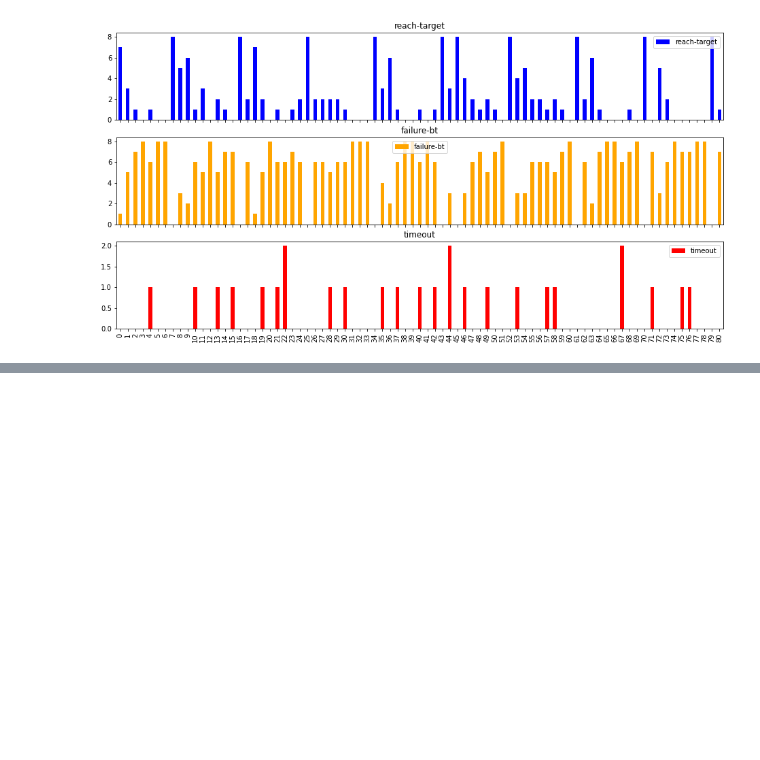
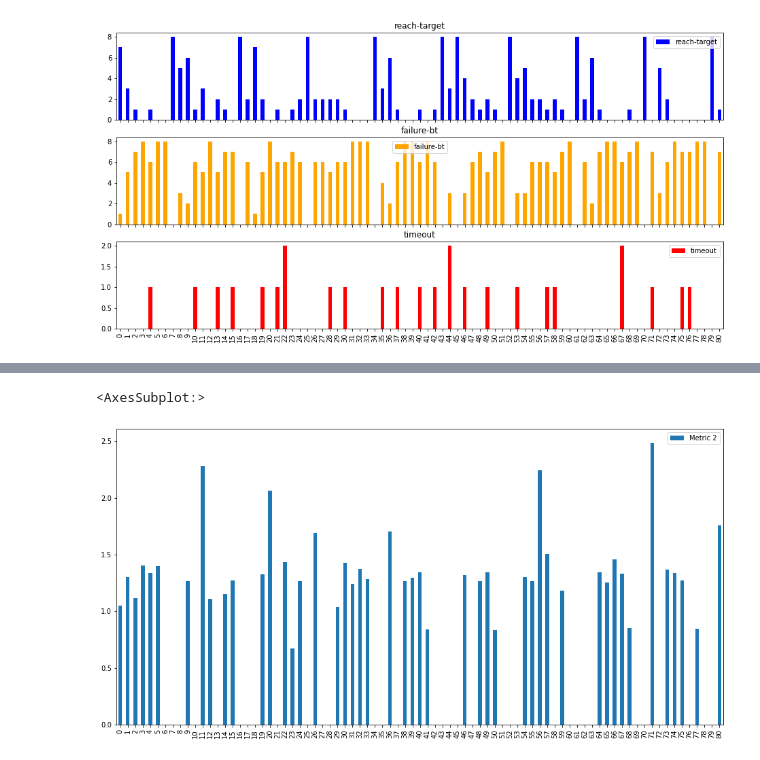
Before and after one commit to VicenteMoraes/hmrs_analysis, a Jupyter notebook: notebooks/Metrics.ipynb, the cells around one changed output, grey strips where cells are left out. Saved outputs shown, nothing was run; the diff lists cells and outputs as text; code cells hidden in the pictures; blank space fills up the shorter version.

Commit message:
More metrics 2

```diff
--- a/notebooks/Metrics.ipynb
+++ b/notebooks/Metrics.ipynb
@@ -360,0 +363,4 @@ metric1.plot.bar(figsize=(16, 8))
+# %%
+metric2 = {"Metric 2": planned_avg["reach-target"]/baseline_avg["reach-target"]}
+metric2 = pd.DataFrame(metric2)
+metric2
@@ -360,0 +381,5 @@ metric1.plot.bar(figsize=(16, 8))
+# %%
+metric2.plot.bar(figsize=(16, 8))
+# %% [output]
+<AxesSubplot:>
+[figure, added]
```
Also changed, not shown: parts of 26 cells of this notebook.
